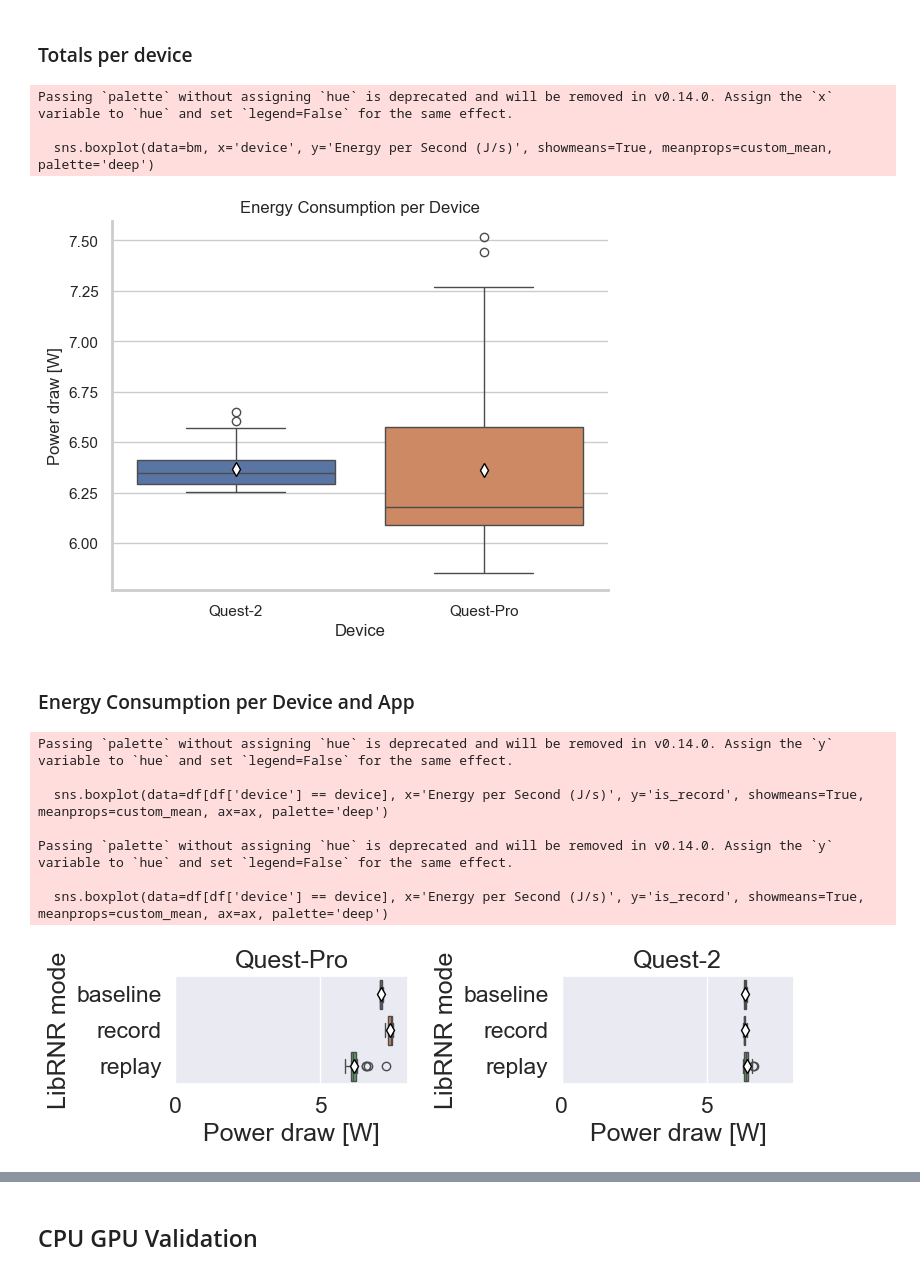
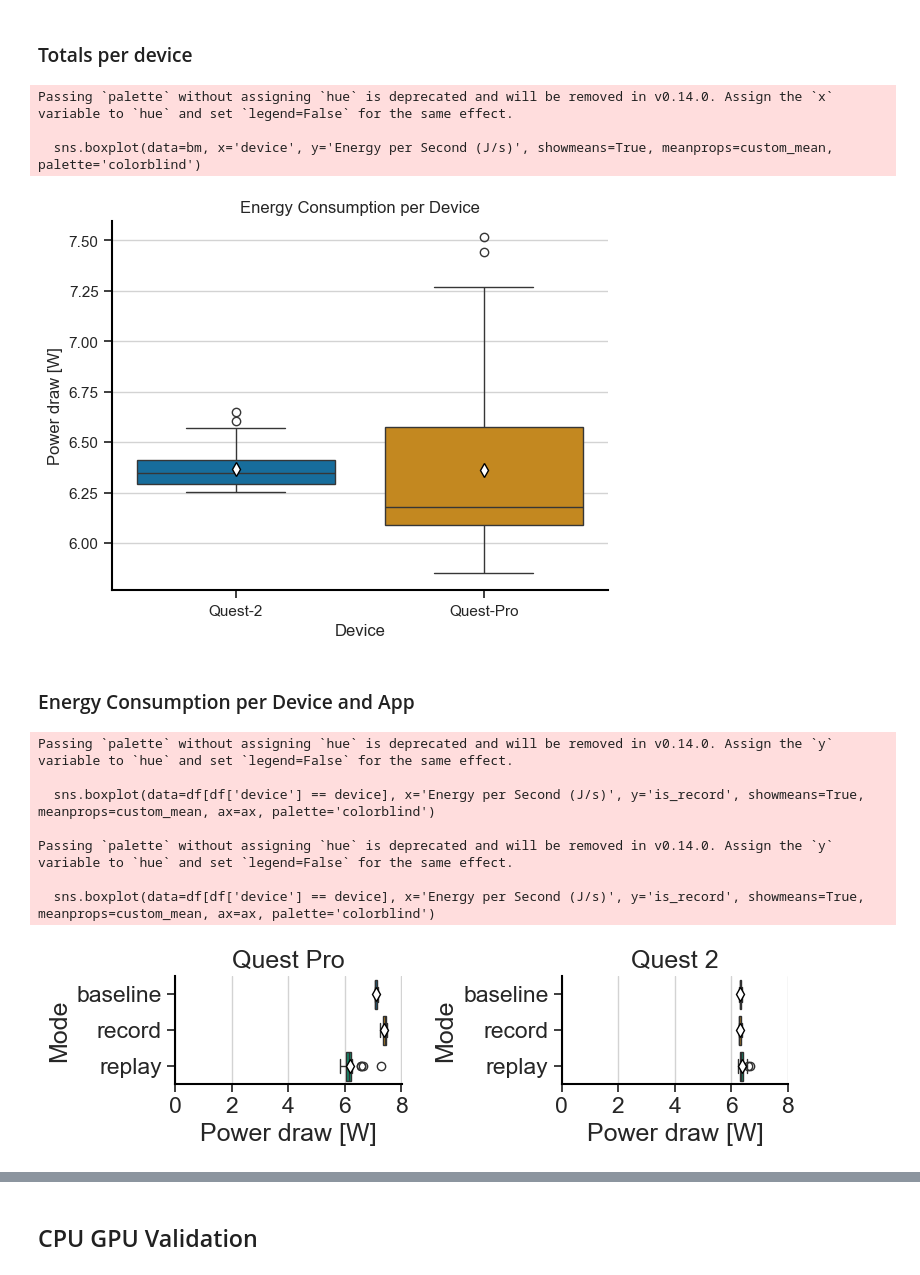
Before and after one commit to Raiduy/librnr-experiments, a Jupyter notebook: analysis_BM.ipynb, the cells around one changed output, grey strips where cells are left out. Saved outputs shown, nothing was run; the diff lists cells and outputs as text; code cells hidden in the pictures.

Commit message:
Update validation and swap figures

```diff
--- a/analysis_BM.ipynb
+++ b/analysis_BM.ipynb
@@ -179,7 +199,24 @@ bm
 ### Setting Figure Style
 # %%
 plt.rcParams['font.family'] = 'Arial'
-custom_params = {"axes.spines.right": False, "axes.spines.top": False, "axes.grid": True, "axes.linewidth": 2.0}
+custom_params = {"axes.spines.right": False,
+                 "axes.spines.top": False,
+                 "axes.spines.left": True,
+                 "axes.spines.bottom": True,
+                #create dashes next to ticks
+                 "xtick.bottom": True,
+                 "ytick.left": True,
+
+                 "axes.edgecolor": "black",
+
+                 "axes.grid": True,
+                 "axes.linewidth": 1.5,
+                 "axes.facecolor": "white",
+                 "grid.color": "lightgray",
+
+                 }
+# custom_params = {}
+
 sns.set_theme(style="whitegrid", rc=custom_params)
 sns.set_palette("deep")
 
@@ -190,20 +227,19 @@ custom_mean = {"marker":"d",
 # %% [markdown]
 ### Totals per device
 # %%
-sns.boxplot(data=bm, x='device', y='Energy per Second (J/s)', showmeans=True, meanprops=custom_mean, palette='deep')
+sns.boxplot(data=bm, x='device', y='Energy per Second (J/s)', showmeans=True, meanprops=custom_mean, palette='colorblind')
 plt.ylabel('Power draw [W]')
 plt.xlabel('Device')
 plt.title('Energy Consumption per Device')
 plt.show()
 # %% [output]
 Passing `palette` without assigning `hue` is deprecated and will be removed in v0.14.0. Assign the `x` variable to `hue` and set `legend=False` for the same effect.
 
-  sns.boxplot(data=bm, x='device', y='Energy per Second (J/s)', showmeans=True, meanprops=custom_mean, palette='deep')
+  sns.boxplot(data=bm, x='device', y='Energy per Second (J/s)', showmeans=True, meanprops=custom_mean, palette='colorblind')
-[figure, old version]
+[figure, new version]
 # %% [markdown]
 ### Energy Consumption per Device and App
 # %%
-sns.set(font_scale=1.5)
 
 def plot_apps_by_device(df, out_folder):
     unique_devices = ['Quest-Pro', 'Quest-2']
@@ -214,10 +250,19 @@ def plot_apps_by_device(df, out_folder):
 
     for i, device in enumerate(unique_devices):
         ax = axes[i]
-        sns.boxplot(data=df[df['device'] == device], x='Energy per Second (J/s)', y='is_record', showmeans=True, meanprops=custom_mean, ax=ax, palette='deep')
+        # sns.set_style("whitegrid", {'axes.grid' : True, 'grid.color': '0.5'})
+        sns.boxplot(data=df[df['device'] == device], x='Energy per Second (J/s)', y='is_record', showmeans=True, meanprops=custom_mean, ax=ax, palette='colorblind')
+
+        # ax.set_facecolor("white")
+        # ax.spines['bottom'].set_color('0.5')
+        # ax.spines['top'].set_color(None)
+        # ax.spines['right'].set_color(None)
+        # ax.spines['left'].set_color('0.5')
+
         ax.set_xlabel('Power draw [W]')
-        ax.set_ylabel('LibRNR mode')
-        ax.set_title(device)
+        ax.set_ylabel('Mode')
+        ax.set_xticks([0,2,4,6,8])
+        ax.set_title(device.replace('-', ' '))
 
         ax.set_xlim(0, max_energy)
 
@@ -226,16 +271,18 @@ def plot_apps_by_device(df, out_folder):
     plt.savefig(f'./figures/{out_folder}/val_energy.pdf', bbox_inches='tight', format='pdf')
     plt.show()
 
+# sns.set(font_scale=1.5)
+sns.set_theme(style="whitegrid", rc=custom_params, font_scale=1.5)
 plot_apps_by_device(bm, 'validation')
 # %% [output]
 Passing `palette` without assigning `hue` is deprecated and will be removed in v0.14.0. Assign the `y` variable to `hue` and set `legend=False` for the same effect.
 
-  sns.boxplot(data=df[df['device'] == device], x='Energy per Second (J/s)', y='is_record', showmeans=True, meanprops=custom_mean, ax=ax, palette='deep')
+  sns.boxplot(data=df[df['device'] == device], x='Energy per Second (J/s)', y='is_record', showmeans=True, meanprops=custom_mean, ax=ax, palette='colorblind')
 
 Passing `palette` without assigning `hue` is deprecated and will be removed in v0.14.0. Assign the `y` variable to `hue` and set `legend=False` for the same effect.
 
-  sns.boxplot(data=df[df['device'] == device], x='Energy per Second (J/s)', y='is_record', showmeans=True, meanprops=custom_mean, ax=ax, palette='deep')
+  sns.boxplot(data=df[df['device'] == device], x='Energy per Second (J/s)', y='is_record', showmeans=True, meanprops=custom_mean, ax=ax, palette='colorblind')
-[figure, old version]
+[figure, new version]
 # %%
 bm = bm[bm['app'] != 'PistolWhip']
 # %%
```
Also changed, not shown: parts of 7 cells of this notebook, 6 other files.
